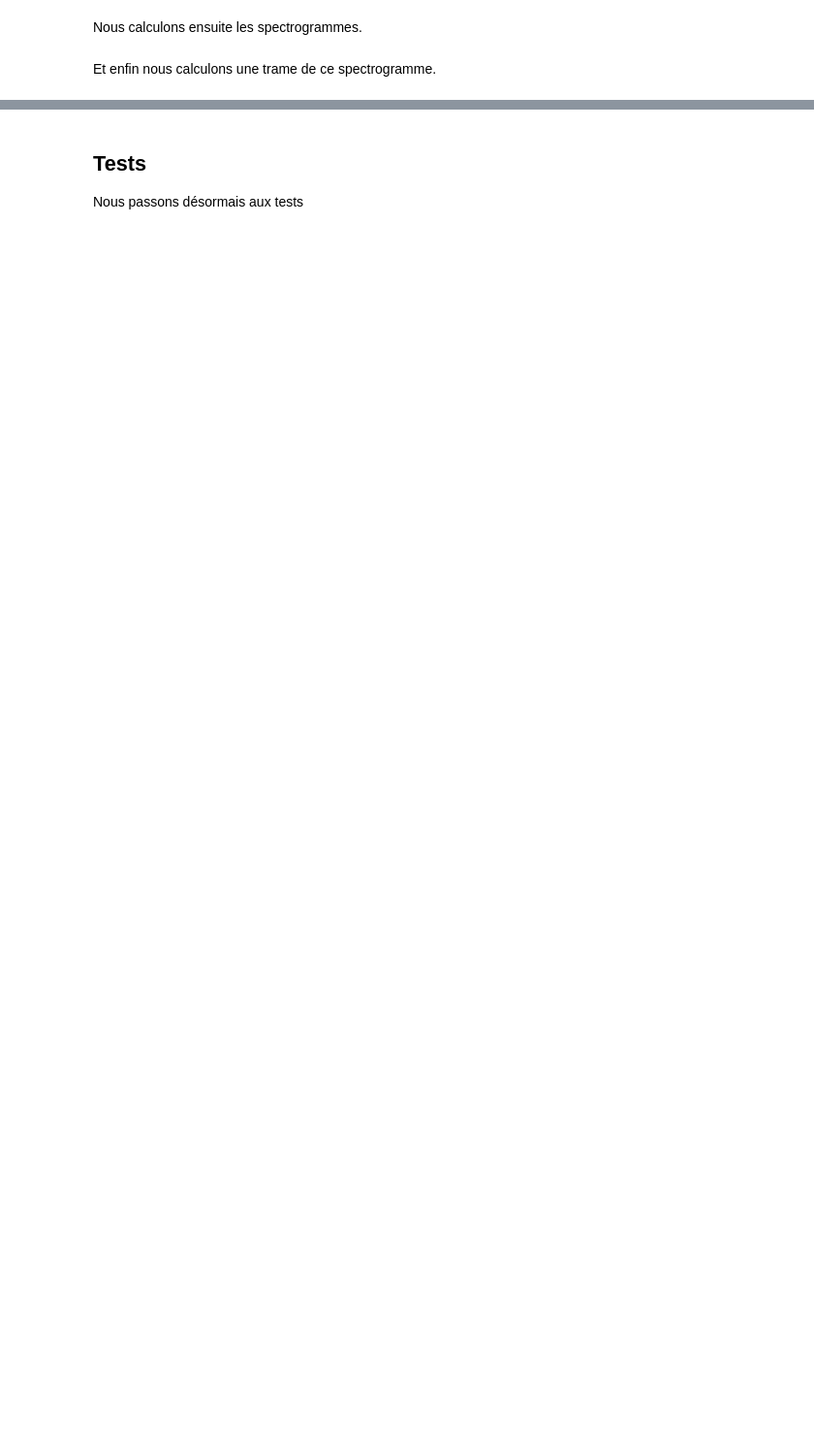
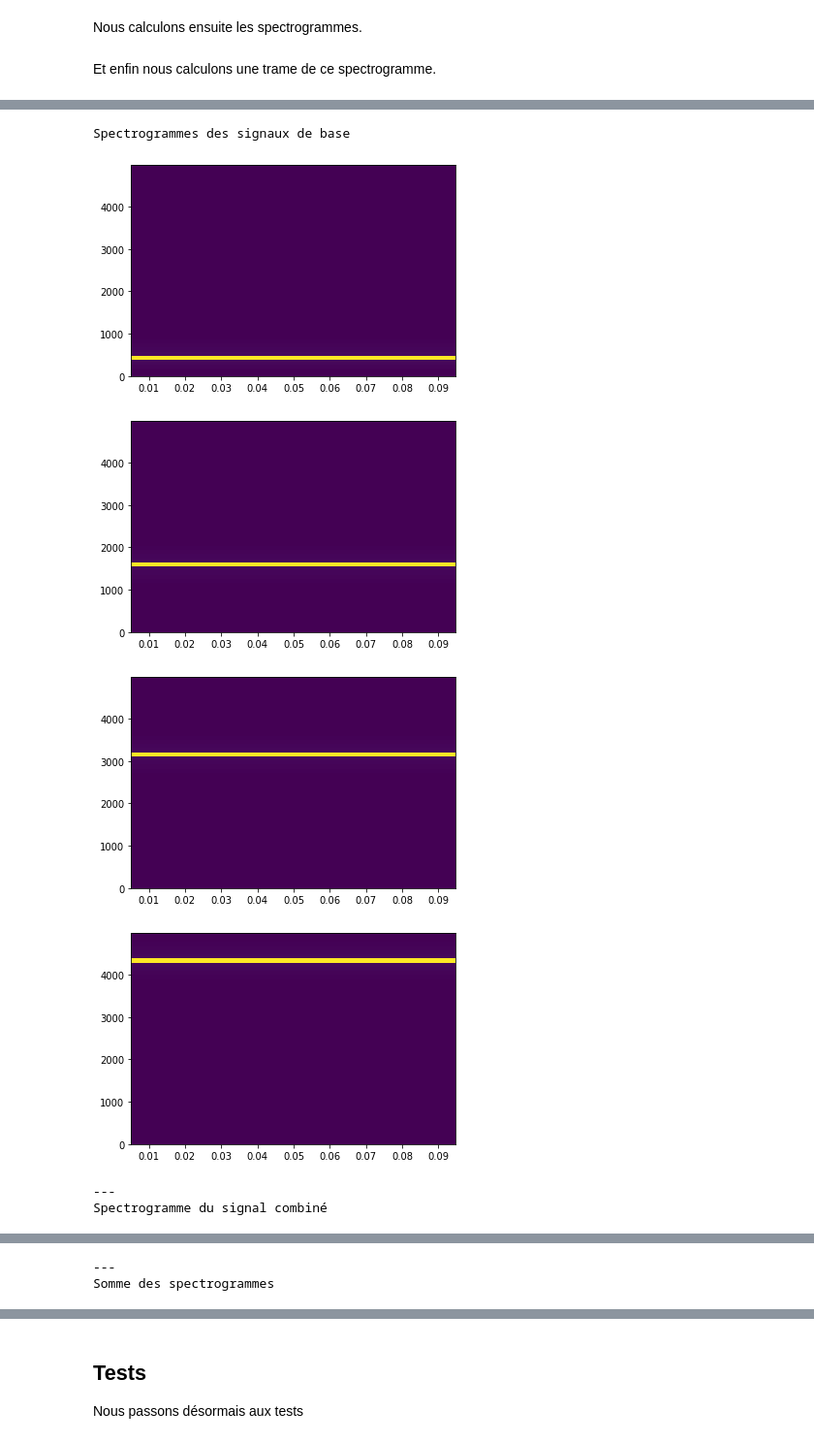
Before and after one commit to MaximeCaute/TraitementSignauxEEG, a Jupyter notebook: Notebooks/TestsSolveurTransportOptimal.ipynb, the cells around one changed output, grey strips where cells are left out. Shown at 97% size. Saved outputs shown, nothing was run; the diff lists cells and outputs as text; code cells hidden in the pictures; blank space fills up the shorter version.

```diff
--- a/Notebooks/TestsSolveurTransportOptimal.ipynb
+++ b/Notebooks/TestsSolveurTransportOptimal.ipynb
@@ -359,0 +364,35 @@ Fréquences de v6 (signal étranger)
+# %%
+specs = np.array([get_spectrogram(s, fs,  FMIN, FMAX)[-1] for s in base_signals])
+print("Spectrogrammes des signaux de base")
+for spectro in specs:
+    plt.pcolormesh(t4,f4,spectro)
+    plt.show()
+print("---")
+print("Spectrogramme du signal combiné")
+plt.pcolormesh(t4,f4,S4)
+plt.show()
+print("---")
+print("Somme des spectrogrammes")
+specs_sum = coeffs4[0]*specs[0] + coeffs4[1]*specs[1] + coeffs4[2]*specs[2] + coeffs4[3]*specs[3]
+plt.pcolormesh(t4,f4, specs_sum)
+plt.show()
+print("---")
+print("Valeurs non nulles de S4 en N//2: ",[v for v in S4[:,N//2] if v > 10e-5])
+print("Valeurs non nulles de sum_specs en N//2 : ",[v for v in specs_sum[:,N//2] if v > 10e-5])
+print("Normalisé :")
+print("Valeurs non nulles de S4 en N//2: ",[v for v in normalize_trame(S4[:,N//2]) if v > 10e-2])
+print("Valeurs non nulles de sum_specs en N//2 : ",[v for v in normalize_trame(specs_sum[:,N//2]) if v > 10e-2])
+print("---")
+print("Valeurs non nulles de S4 en moyenne: ",[v for v in np.mean(S4, axis = 1) if v > 10e-5])
+print("Valeurs non nulles de sum_specs en moyenne: ",[v for v in np.mean(specs_sum, axis = 1) if v > 10e-5])
+print("Normalisé :")
+print("Valeurs non nulles de S4 en moyenne: ",[v for v in normalize_trame(np.mean(S4, axis = 1)) if v > 10e-2])
+print("Valeurs non nulles de sum_specs en moyenne: ",[v for v in normalize_trame(np.mean(specs_sum, axis = 1)) if v > 10e-2])
+# %% [output]
+Spectrogrammes des signaux de base
+[figure, added]
+[figure, added]
+[figure, added]
+[figure, added]
+---
+Spectrogramme du signal combiné
@@ -359,0 +400,2 @@ Fréquences de v6 (signal étranger)
+---
+Somme des spectrogrammes
```
Also changed, not shown: parts of 12 cells of this notebook.
